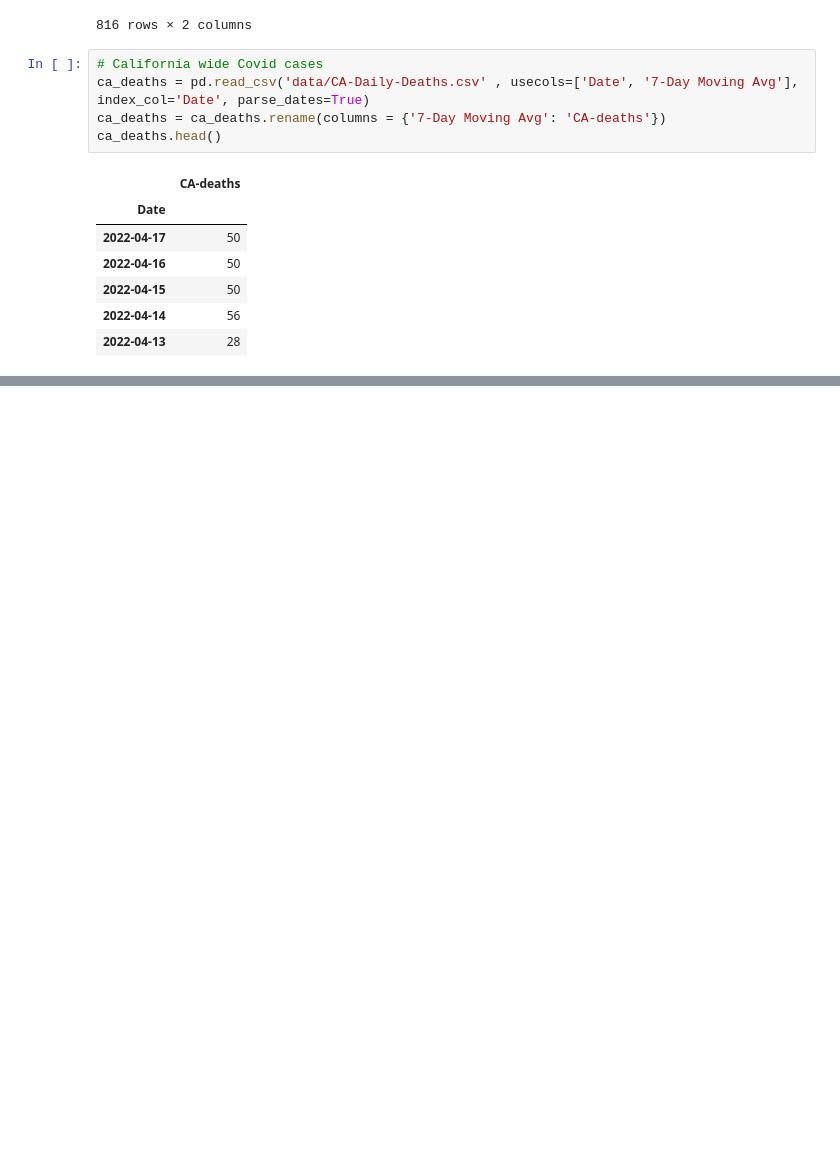
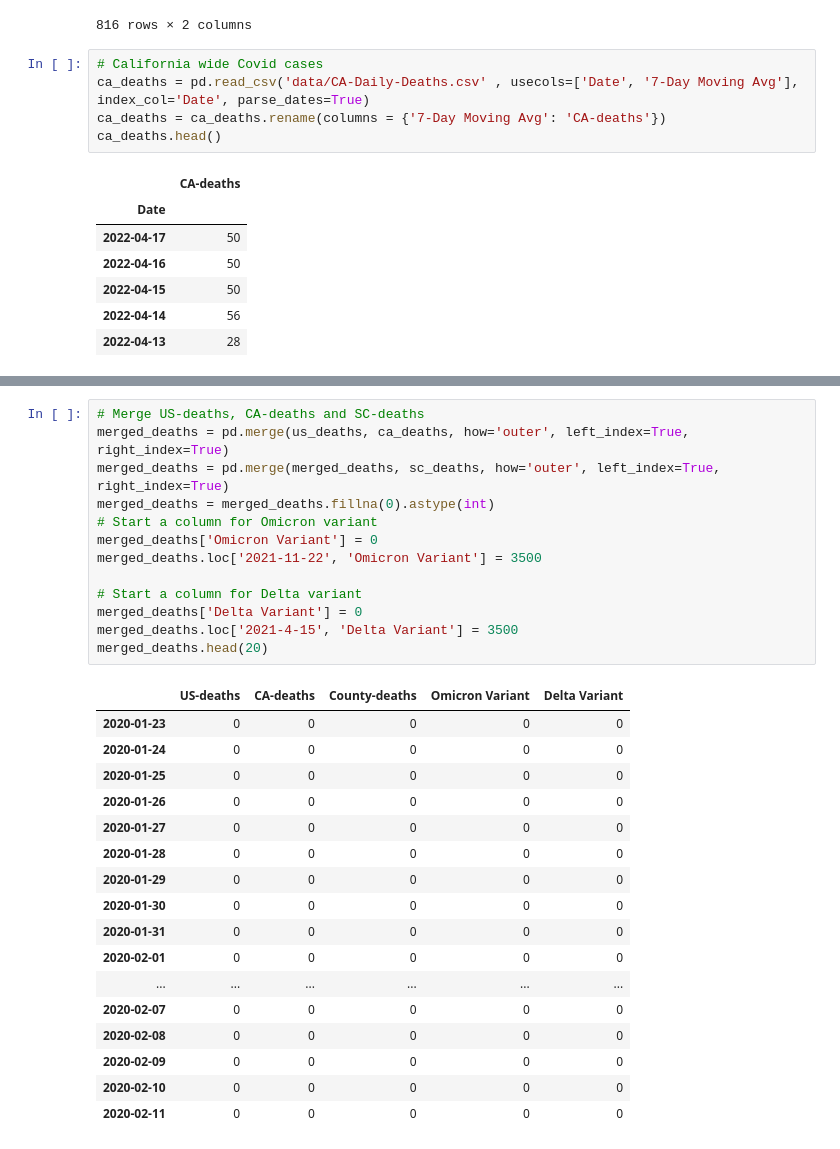
Before and after one commit to shivavsrivastava/Covid19_Visualization, a Jupyter notebook: Covid19_Visualization.ipynb, the cells around one changed output, grey strips where cells are left out. Cells and saved outputs as stored; diff of their text form; blank space fills up the shorter version.

```diff
--- a/Covid19_Visualization.ipynb
+++ b/Covid19_Visualization.ipynb
@@ -351,0 +410,31 @@ merged_df.head(20)
+# %%
+# Merge US-deaths, CA-deaths and SC-deaths
+merged_deaths = pd.merge(us_deaths, ca_deaths, how='outer', left_index=True, right_index=True)
+merged_deaths = pd.merge(merged_deaths, sc_deaths, how='outer', left_index=True, right_index=True)
+merged_deaths = merged_deaths.fillna(0).astype(int)
+# Start a column for Omicron variant
+merged_deaths['Omicron Variant'] = 0
+merged_deaths.loc['2021-11-22', 'Omicron Variant'] = 3500
+
+# Start a column for Delta variant
+merged_deaths['Delta Variant'] = 0
+merged_deaths.loc['2021-4-15', 'Delta Variant'] = 3500
+merged_deaths.head(20)
+# %% [output]
+|  | US-deaths | CA-deaths | County-deaths | Omicron Variant | Delta Variant |
+| 2020-01-23 | 0 | 0 | 0 | 0 | 0 |
+| 2020-01-24 | 0 | 0 | 0 | 0 | 0 |
+| 2020-01-25 | 0 | 0 | 0 | 0 | 0 |
+| 2020-01-26 | 0 | 0 | 0 | 0 | 0 |
+| 2020-01-27 | 0 | 0 | 0 | 0 | 0 |
+| 2020-01-28 | 0 | 0 | 0 | 0 | 0 |
+| 2020-01-29 | 0 | 0 | 0 | 0 | 0 |
+| 2020-01-30 | 0 | 0 | 0 | 0 | 0 |
+| 2020-01-31 | 0 | 0 | 0 | 0 | 0 |
+| 2020-02-01 | 0 | 0 | 0 | 0 | 0 |
+| ... | ... | ... | ... | ... | ... |
+| 2020-02-07 | 0 | 0 | 0 | 0 | 0 |
+| 2020-02-08 | 0 | 0 | 0 | 0 | 0 |
+| 2020-02-09 | 0 | 0 | 0 | 0 | 0 |
+| 2020-02-10 | 0 | 0 | 0 | 0 | 0 |
+| 2020-02-11 | 0 | 0 | 0 | 0 | 0 |
```
Also changed, not shown: parts of 15 cells of this notebook, 1 other file.
